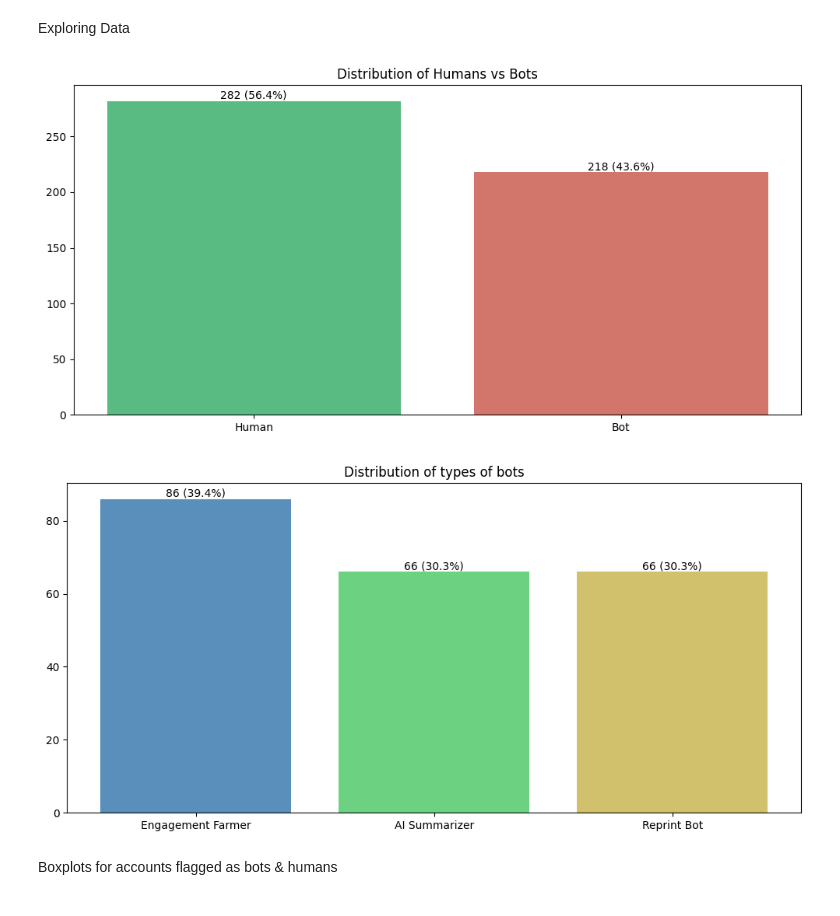
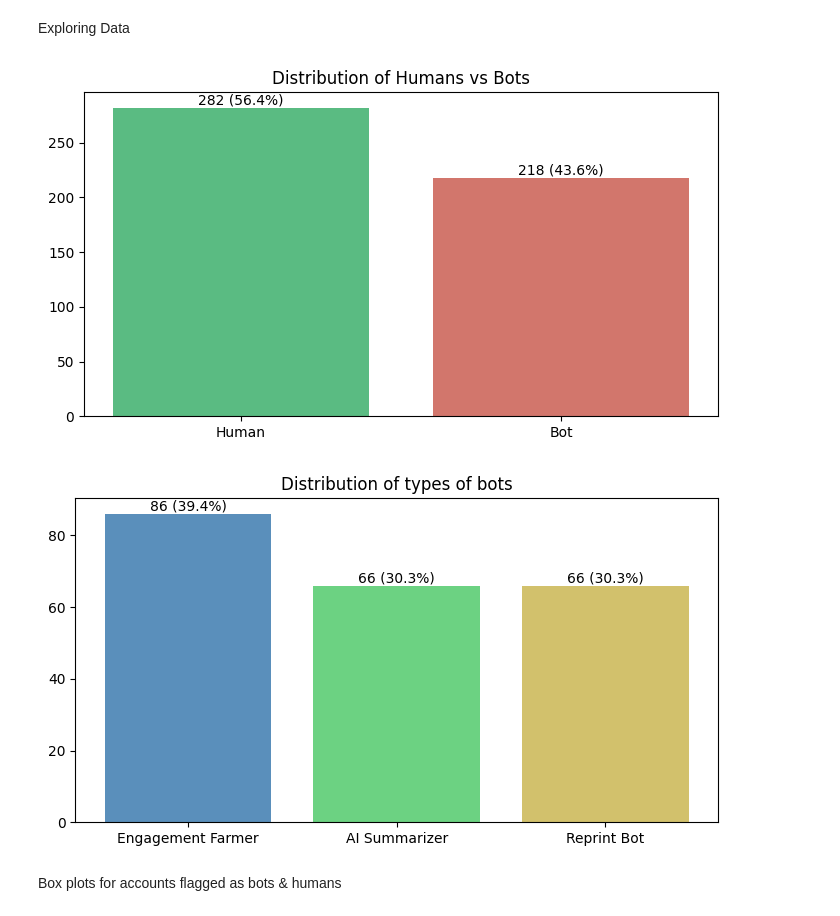
Before and after one commit to abbyk06/DeadInternet, a Jupyter notebook: deadInternet.ipynb, the cells around one changed output. Drawn from its saved outputs; the diff is of its cells as text; code cells hidden in the pictures.

```diff
--- a/deadInternet.ipynb
+++ b/deadInternet.ipynb
@@ -83,39 +83,39 @@ Exploring Data
 # %%
 #distribution of human vs bots
 #making graph
 counts=df['is_bot_flag'].value_counts()
-fig, ax = plt.subplots(figsize=(10,5))
+fig, ax = plt.subplots(figsize=(7,4))
 color = ["#5abb82", "#d2766c"]
 bars = ax.bar(['Human', 'Bot'],[counts[False], counts[True]], color=color)
 
 #bar calc
 total = counts[False]+counts[True]
 percHuman=counts[False]/total
 percBot=counts[True]/total
 percents=[percHuman, percBot]
 
 #bar label
 for bar,p in zip(bars, percents):
     height = bar.get_height()
     ax.text(
         bar.get_x()+bar.get_width()/2,
         height,
         f'{int(height)} ({p:.1%})',
         ha='center',
         va='bottom'
     )
 #other labels
 ax.set_ylabel=('Count')
 ax.set_title("Distribution of Humans vs Bots")
 plt.tight_layout()
 plt.show()
 # %% [output]
-[figure, old version]
+[figure, new version]
 # %%
 #distribution of types of bots
 #making graph
 bot_types = df['bot_type_label'].value_counts().iloc[1:4]
-fig, ax = plt.subplots(figsize=(10,5))
+fig, ax = plt.subplots(figsize=(7,4))
 color = ["#5a8fbb", "#6cd282", "#d2c16c"]
 bars = ax.bar(bot_types.index,bot_types.values, color=color)
 
@@ -141,7 +141,7 @@ ax.set_title("Distribution of types of bots")
 plt.tight_layout()
 plt.show()
 # %% [output]
-[figure, old version]
+[figure, new version]
 # %% [markdown]
-Boxplots for accounts flagged as bots & humans
+Box plots for accounts flagged as bots & humans
 # %%
```
Also changed, not shown: parts of 2 cells of this notebook.
